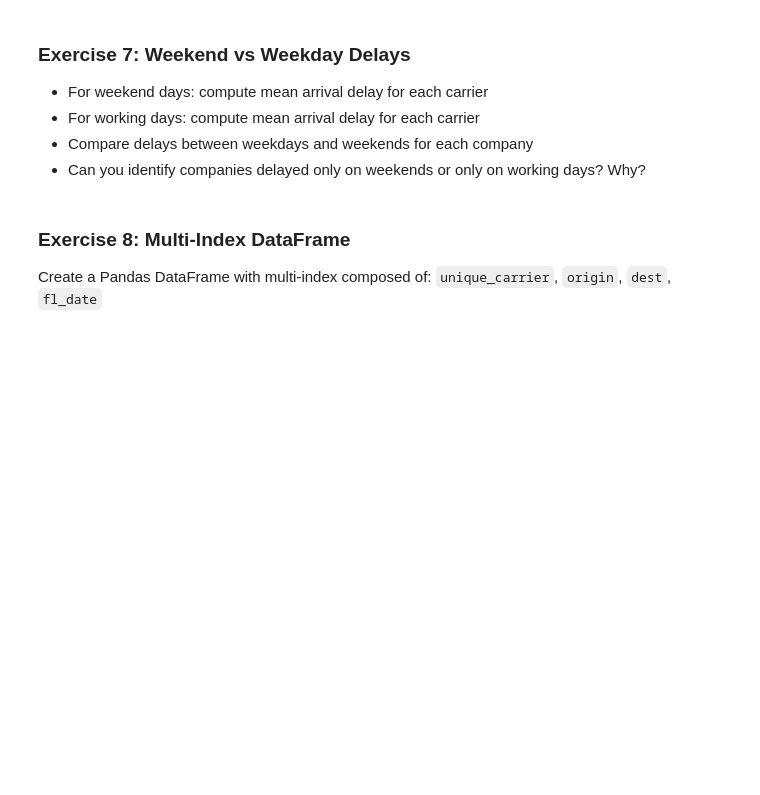
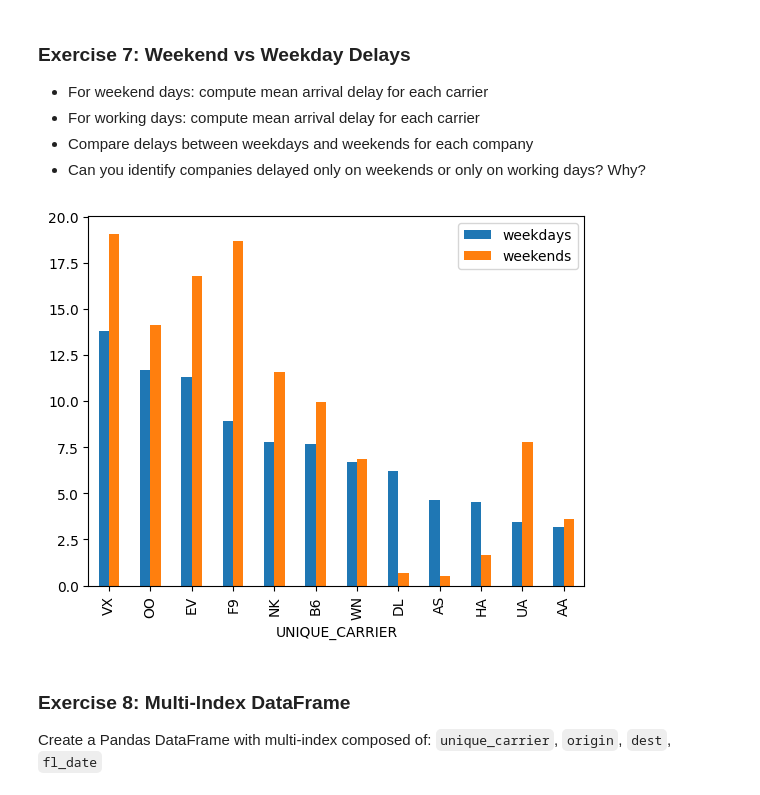
Before and after one commit to Mehrboddx/MyRandomMLPractices, a Jupyter notebook: machine_learning/Day1/Lab2.ipynb, the cells around one changed output. Drawn from its saved outputs; the diff is of its cells as text; code cells hidden in the pictures; blank space fills up the shorter version.

```diff
--- a/machine_learning/Day1/Lab2.ipynb
+++ b/machine_learning/Day1/Lab2.ipynb
@@ -262,6 +414,14 @@ Using any visualization tool, inspect arrival delay as a function of day of week
 - For working days: compute mean arrival delay for each carrier
 - Compare delays between weekdays and weekends for each company
 - Can you identify companies delayed only on weekends or only on working days? Why?
+# %%
+mean_arrival_delay_per_career_weekdays = not_canceled[not_canceled["weekday"] >= 2].groupby("UNIQUE_CARRIER")["ARR_DELAY"].mean().sort_values(ascending=False)
+mean_arrival_delay_per_career_weekdends = not_canceled[not_canceled["weekday"] < 2].groupby("UNIQUE_CARRIER")["ARR_DELAY"].mean().sort_values(ascending=False)
+mean_arrival_delay_per_career_weekdays.name = "weekdays"
+mean_arrival_delay_per_career_weekdends.name = "weekends"
+delays = pd.concat([mean_arrival_delay_per_career_weekdays, mean_arrival_delay_per_career_weekdends], axis=1).plot(kind="bar")
+# %% [output]
+[figure, added]
 # %% [markdown]
 ### Exercise 8: Multi-Index DataFrame
 Create a Pandas DataFrame with multi-index composed of: `unique_carrier`, `origin`, `dest`, `fl_date`
```
Also changed, not shown: parts of 18 cells of this notebook.
